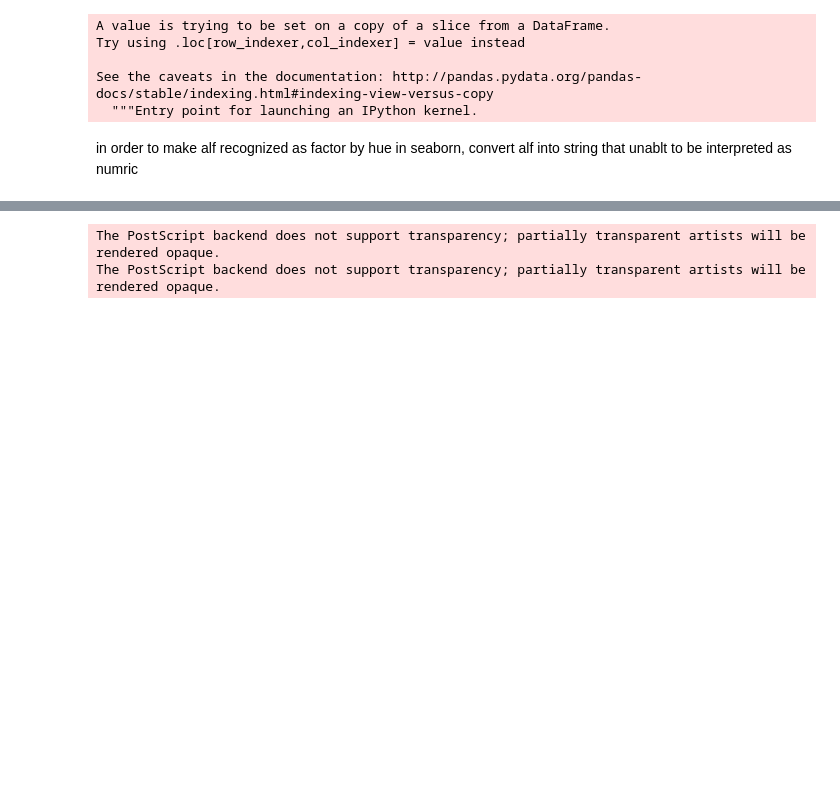
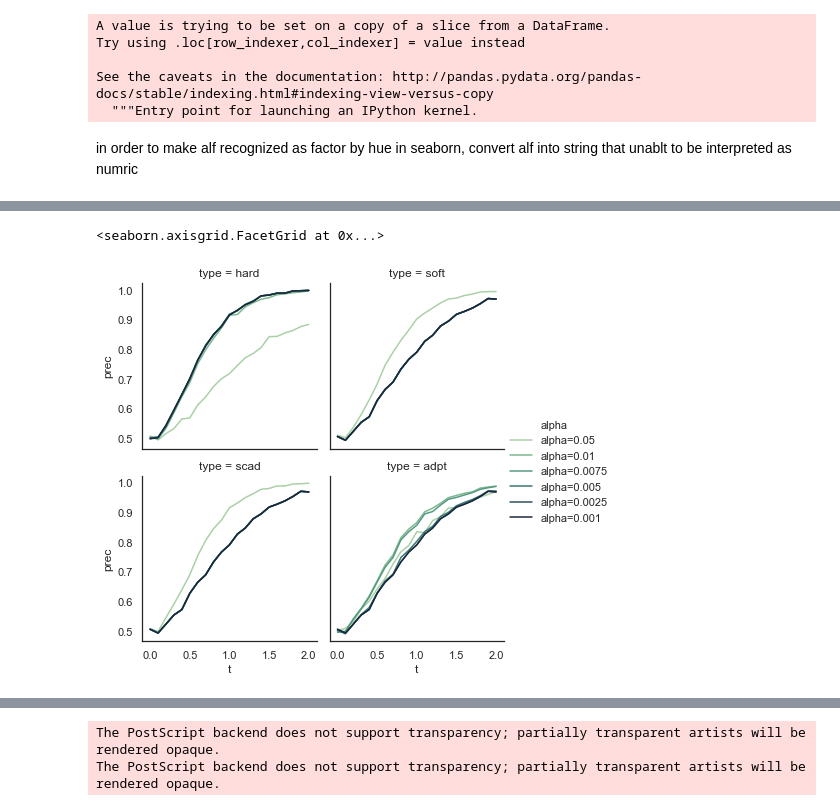
Before and after one commit to JasonZhang0619/LDAS, a Jupyter notebook: simulation_plot.ipynb, the cells around one changed output, grey strips where cells are left out. Drawn from its saved outputs; the diff is of its cells as text; code cells hidden in the pictures; blank space fills up the shorter version.

```diff
--- a/simulation_plot.ipynb
+++ b/simulation_plot.ipynb
@@ -60,3 +62,13 @@ sns.lineplot(x="t", y="prec",
+# %%
+sns.set(style="white")
+sns.relplot(x="t", y="prec",
+            hue="alpha",
+            col='type',col_wrap=2,height=3,
+            palette="ch:r=-.5,l=.75",kind='line',
+            data=datas,ci=None)
+# %% [output]
+<seaborn.axisgrid.FacetGrid at 0x...>
+[figure, added]
 # %%
 data_method=data[(data.method!='LDAS')]
 # %%
```
Also changed, not shown: parts of 10 cells of this notebook, 3 other files.
